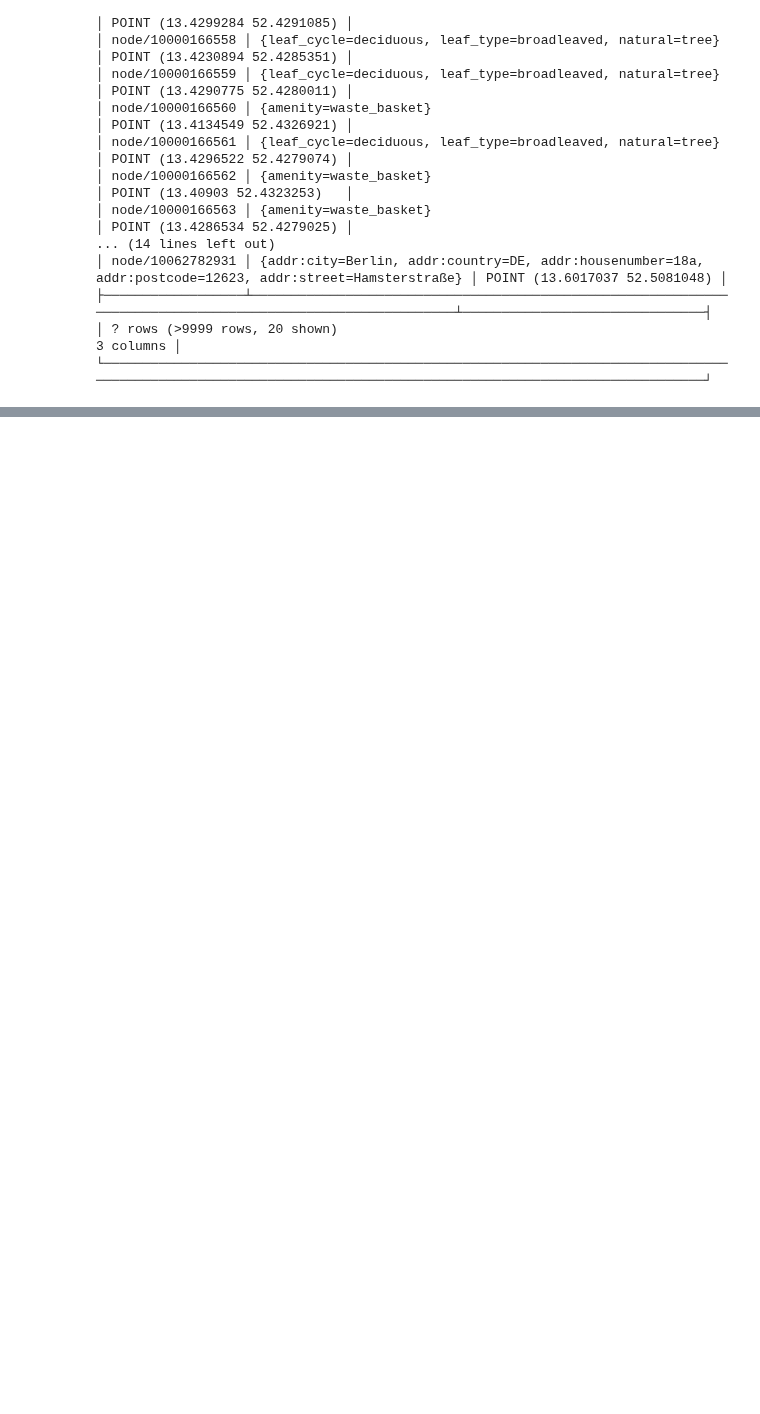
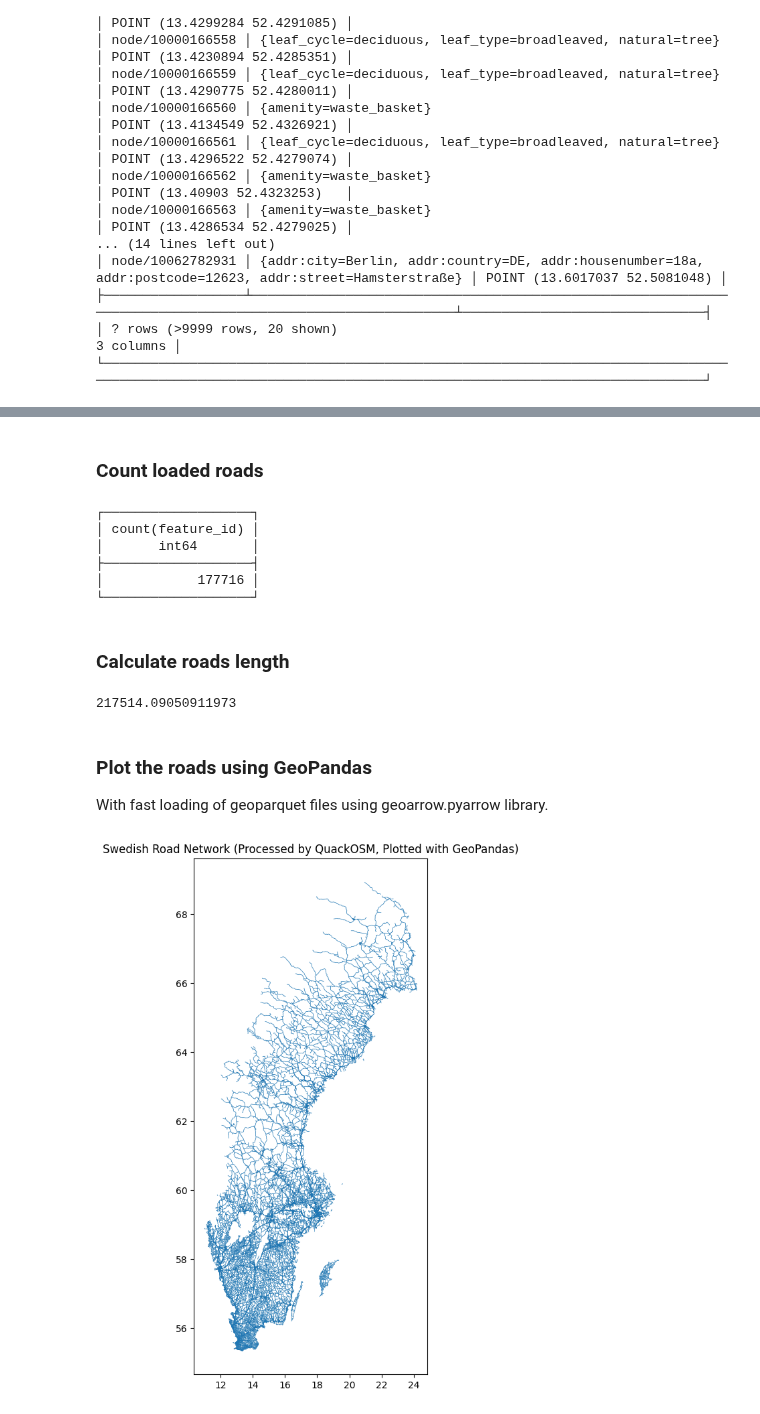
Before and after one commit to dimuzzo/testing-project, a Jupyter notebook: QuackOSM/test_number1.ipynb, the cells around one changed output, grey strips where cells are left out. Cells and saved outputs as stored; diff of their text form; code cells hidden in the pictures; blank space fills up the shorter version.

Commit message:
Made some other examples. Had problems with project function and some modules declared on the website look like are unavailble for the public.

```diff
--- a/QuackOSM/test_number1.ipynb
+++ b/QuackOSM/test_number1.ipynb
@@ -86,0 +181,20 @@ duckdb.read_parquet(str(gpq_path)).order("feature_id")
+# %%
+# Filtering the data only by tags, with tags in exploded form
+
+highways_filter = {
+    "highway": [
+        "motorway",
+        "trunk",
+        "primary",
+        "secondary",
+        "tertiary",
+    ]
+}
+# %%
+sweden_pbf_url = "http://download.geofabrik.de/europe/sweden-latest.osm.pbf"
+sweden_pbf_file = "sweden.osm.pbf"
+urllib.request.urlretrieve(sweden_pbf_url, sweden_pbf_file)
+
+reader = PbfFileReader(geometry_filter=None, tags_filter=highways_filter)
+sweden_features_gpq = reader.convert_pbf_to_gpq(sweden_pbf_file)
+sweden_features_gpq
@@ -86,0 +230,40 @@ duckdb.read_parquet(str(gpq_path)).order("feature_id")
+# %% [markdown]
+### Count loaded roads
+# %%
+features_relation.count("feature_id")
+# %% [output]
+┌───────────────────┐
+│ count(feature_id) │
+│       int64       │
+├───────────────────┤
+│            177716 │
+└───────────────────┘
+# %% [markdown]
+### Calculate roads length
+# %%
+length_in_meters = (
+    features_relation.project(
+        "ST_Length(ST_Transform(geometry, 'EPSG:4326', 'EPSG:3301')) AS road_length"
+    )
+    .sum("road_length")
+    .fetchone()[0]
+)
+length_in_km = length_in_meters / 1000
+length_in_km
+# %% [output]
+217514.09050911973
+# %% [markdown]
+### Plot the roads using GeoPandas
+
+With fast loading of geoparquet files using geoarrow.pyarrow library.
+# %%
+import geopandas as gpd
+import matplotlib.pyplot as plt
+
+parquet_table = gpd.read_parquet(sweden_features_gpq)
+
+parquet_table.plot(figsize=(10, 10), linewidth=0.5)
+plt.title("Swedish Road Network (Processed by QuackOSM, Plotted with GeoPandas)")
+plt.show()
+# %% [output]
+[figure, added]
```
Also changed, not shown: parts of 20 cells of this notebook.
